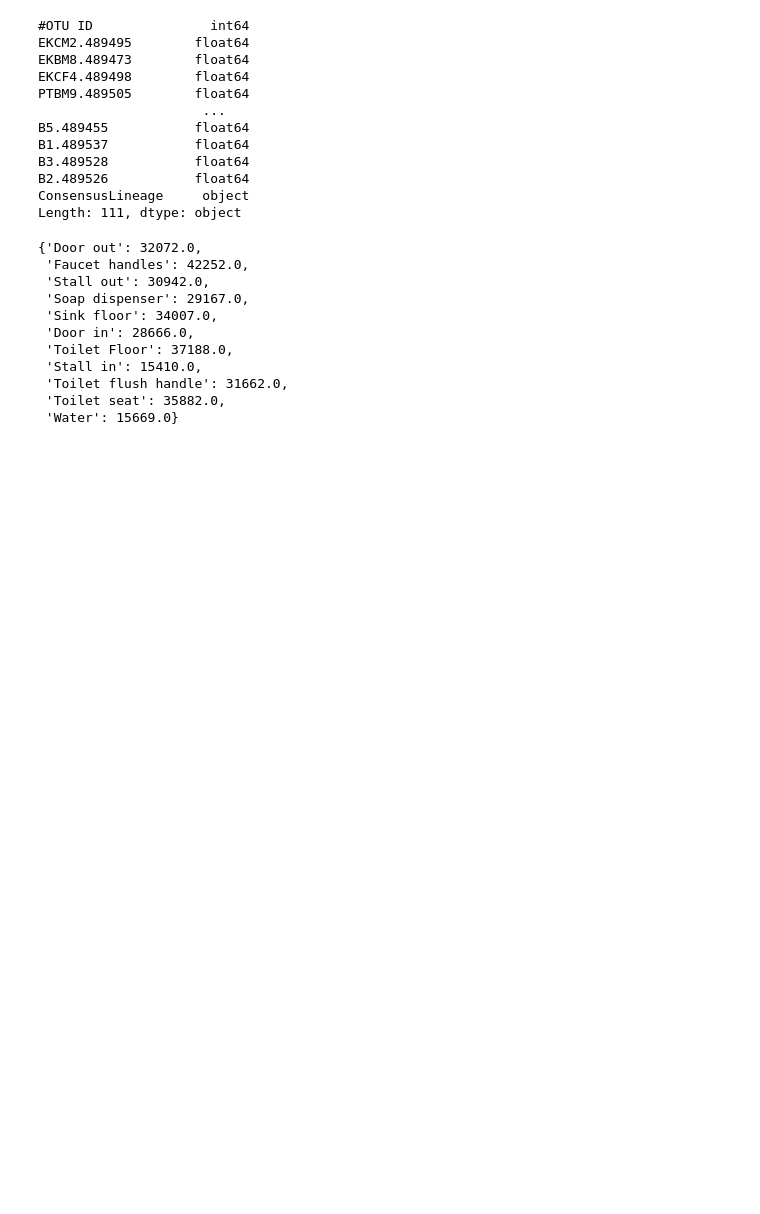
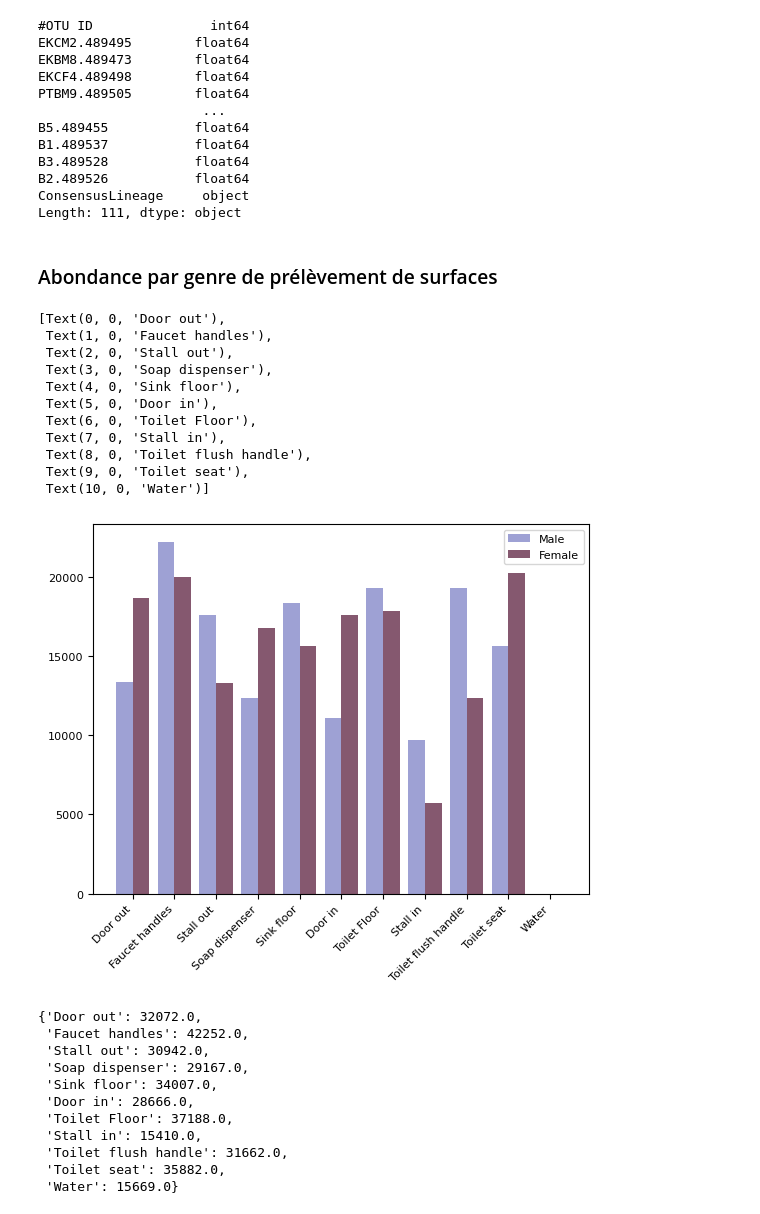
Before and after one commit to gennaBnh/ProjetVDB, a Jupyter notebook: VDB_poster.ipynb, the cells around one changed output. Cells and saved outputs as stored; diff of their text form; code cells hidden in the pictures; blank space fills up the shorter version.

```diff
--- a/VDB_poster.ipynb
+++ b/VDB_poster.ipynb
@@ -63,3 +64,6 @@ for index, row in dataset.iterrows():
             phylo['species'].append(r[1])
 
 dt_phylo = pandas.DataFrame(data=phylo)
+# %%
+dt_phylo = dt_phylo.replace(r'^\s*$', "None", regex=True)
+dt_phylo
@@ -66,2 +84,6 @@ dt_phylo = pandas.DataFrame(data=phylo)
 # %%
-dt_phylo.iloc[0]
+list_phylo = []
+
+for item, column in dt_phylo.items():
+    if item != "#OTU ID":
+        list_phylo.append(dt_phylo[item].unique().tolist())
@@ -124,6 +171,48 @@ for item, column in dataset.items():
                 dict_surf[surf][phylo] = column[index]
             else:
                 dict_surf[surf][phylo] += column[index]
+# %% [markdown]
+### Abondance par genre de prélèvement de surfaces
+# %%
+dict_gender = {}
+for item, column in dataset.items():
+    if (item != "#OTU ID") and (item != "ConsensusLineage"):
+        surf = meta.loc[meta["SampleID"] == item]["Surface"].values[0]
+        gender = meta.loc[meta["SampleID"] == item]["Gender"].values[0]
+
+        if surf not in dict_gender:
+            dict_gender[surf] = {'Male': 0, 'Female': 0, 'None': 0}
+
+        dict_gender[surf][gender] += dataset[item].sum()
+# %%
+labels_surf = list(dict_gender.keys())
+male = [dict_gender[surf]['Male'] for surf in dict_gender]
+female = [dict_gender[surf]['Female'] for surf in dict_gender]
+
+X = np.arange(len(labels_surf))
+
+fig, ax = plt.subplots()
+
+ax.bar(X - 0.2, male, width=0.4, color='#9EA1D4', label = 'Male')
+ax.bar(X + 0.2, female, width=0.4, color='#85586F', label = 'Female')
+
+ax.legend()
+
+ax.set_xticks(X, labels_surf)
+ax.set_xticklabels(labels_surf, rotation=45, ha='right')
+# %% [output]
+[Text(0, 0, 'Door out'),
+ Text(1, 0, 'Faucet handles'),
+ Text(2, 0, 'Stall out'),
+ Text(3, 0, 'Soap dispenser'),
+ Text(4, 0, 'Sink floor'),
+ Text(5, 0, 'Door in'),
+ Text(6, 0, 'Toilet Floor'),
+ Text(7, 0, 'Stall in'),
+ Text(8, 0, 'Toilet flush handle'),
+ Text(9, 0, 'Toilet seat'),
+ Text(10, 0, 'Water')]
+[figure, added]
 # %%
 dict_abund = {}
 for place in dict_surf:
```
Also changed, not shown: parts of 7 cells of this notebook.
